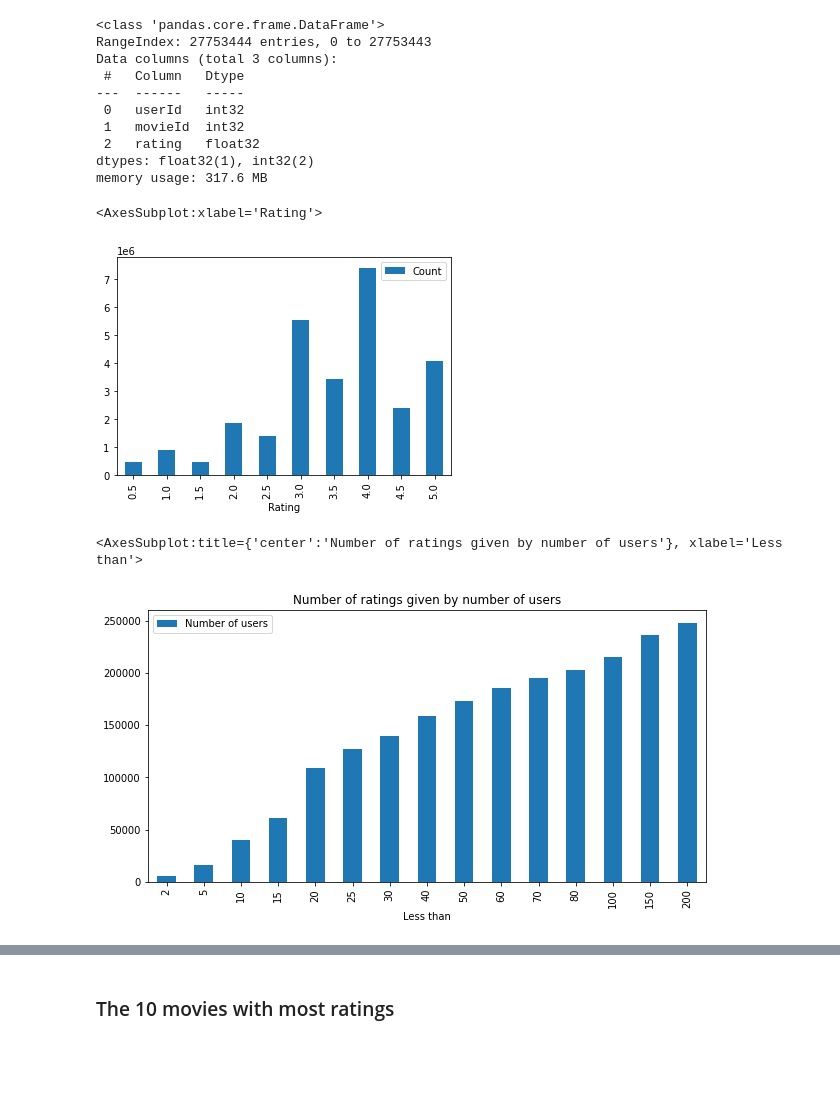
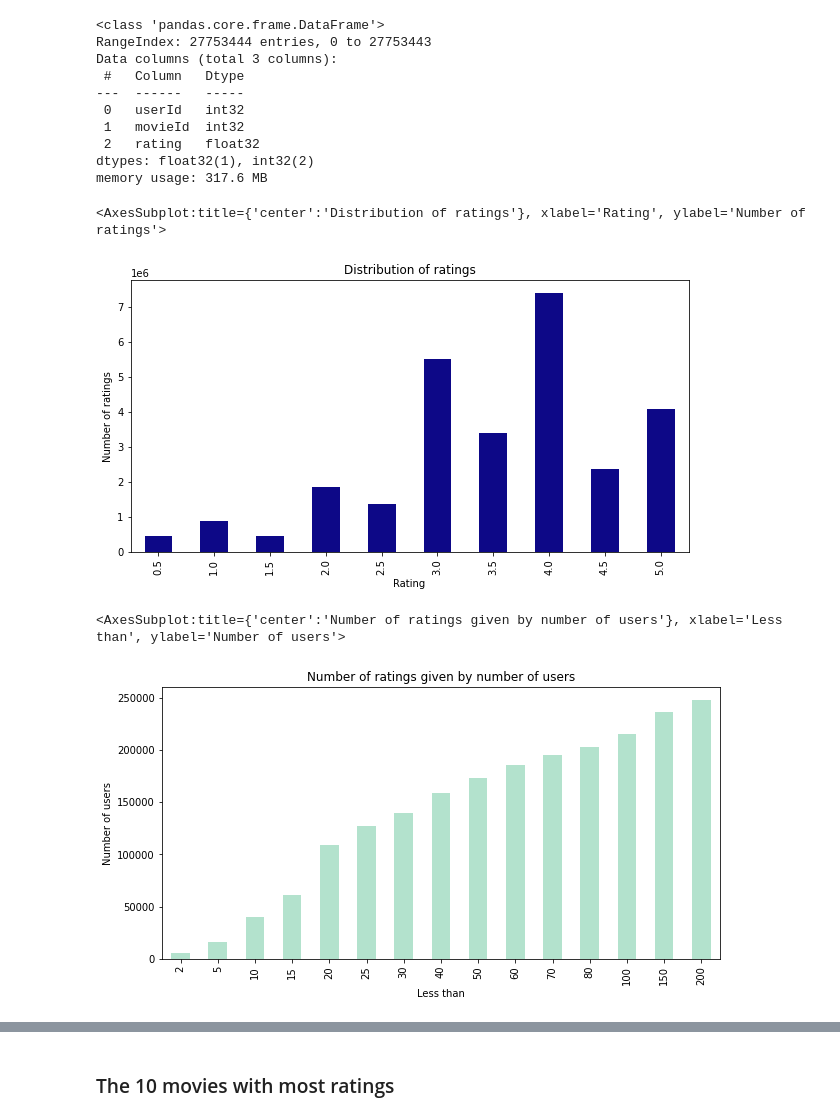
Before and after one commit to SamiFatmi/Machine-Learning-SAMI-FATMI, a Jupyter notebook: Labs/1-Recommender_system.ipynb, the cells around one changed output, grey strips where cells are left out. Saved outputs shown, nothing was run; the diff lists cells and outputs as text; code cells hidden in the pictures; blank space fills up the shorter version.

Commit message:
Plot styling

```diff
--- a/Labs/1-Recommender_system.ipynb
+++ b/Labs/1-Recommender_system.ipynb
@@ -43,14 +44,21 @@ dtypes: float32(1), int32(2)
 memory usage: 317.6 MB
 # %%
 #ditribution of ratings
-rating_distribution = pd.DataFrame(ratings_df["rating"].value_counts()).rename(columns={"rating":"Count"})
 
-rating_distribution["Rating"]=rating_distribution.index
-rating_distribution = rating_distribution.sort_index(ascending=True)
-rating_distribution.plot(kind="bar",x="Rating",y="Count")
+#Creating a dataframe with ratings and number of occurences
+rating_distribution = pd.DataFrame(ratings_df["rating"].value_counts()).rename(columns={"rating":"Count"}).reset_index().rename(columns = {"index":"Rating"}).sort_values("Rating",ascending=True)
+
+rating_distribution.plot(kind="bar",
+                            x="Rating",
+                            y="Count",
+                            colormap ="plasma",
+                            legend = False,
+                            ylabel="Number of ratings",
+                            title = "Distribution of ratings",
+                            figsize = (10,5))
 # %% [output]
-<AxesSubplot:xlabel='Rating'>
+<AxesSubplot:title={'center':'Distribution of ratings'}, xlabel='Rating', ylabel='Number of ratings'>
-[figure, old version]
+[figure, new version]
 # %%
 # number of users giving less than X ratings
 
@@ -72,10 +80,13 @@ number_ratings_distribution.plot(kind="bar",
                                     x="Less than",
                                     y="Number of users",
                                     title ="Number of ratings given by number of users",
-                                    figsize = (10,5))
+                                    figsize = (10,5),
+                                    colormap = "Pastel2",
+                                    legend=False,
+                                    ylabel="Number of users")
 # %% [output]
-<AxesSubplot:title={'center':'Number of ratings given by number of users'}, xlabel='Less than'>
+<AxesSubplot:title={'center':'Number of ratings given by number of users'}, xlabel='Less than', ylabel='Number of users'>
-[figure, old version]
+[figure, new version]
 # %%
 # mean rating for users distribution
 
```
Also changed, not shown: parts of 14 cells of this notebook.
